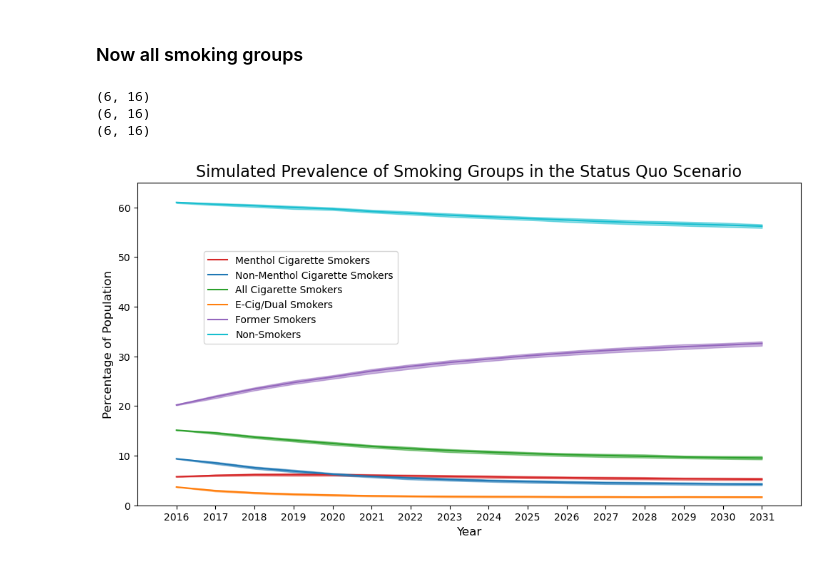
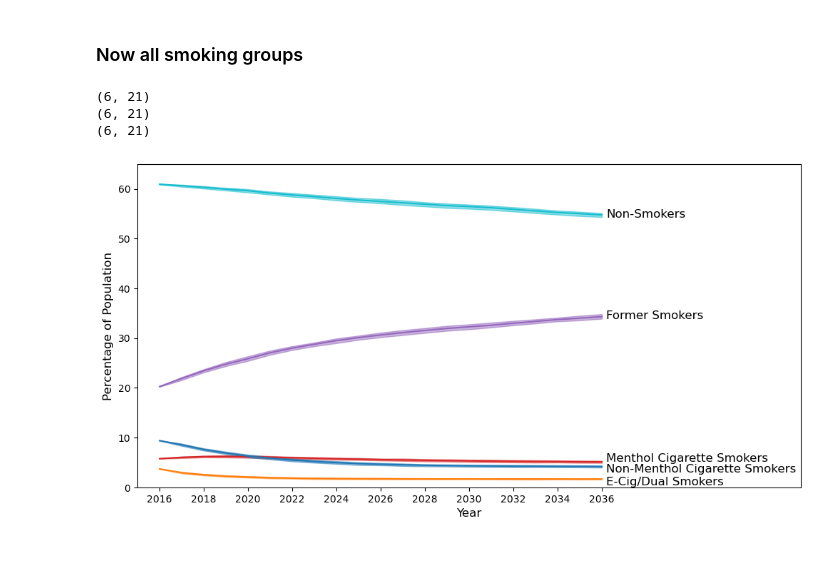
Before and after one commit to tapphughesn/menthol-model, a Jupyter notebook: mentholmodel/UA_figures.ipynb, the cells around one changed output. Drawn from its saved outputs; the diff is of its cells as text; code cells hidden in the pictures.

```diff
--- a/mentholmodel/UA_figures.ipynb
+++ b/mentholmodel/UA_figures.ipynb
@@ -12,6 +12,7 @@ base_dir = "/Users/nick/Documents/Gillings_work/uncertainty_analysis_data/uncert
 base_dir = "/Users/nick/Documents/Gillings_work/uncertainty_analysis_data/uncertainty_analysis_2023-03-29_14-16-04-931491_UPDATEDMETHOD_April2023"
 base_dir = "/Users/nick/Documents/Gillings_work/uncertainty_analysis_data/uncertainty_analysis_2023-10-11_23-47-30-192455"
 base_dir = "/Users/nick/Documents/Gillings_work/uncertainty_analysis_data/uncertainty_analysis_2023-10-24_21-00-37-093241"
+base_dir = "/Users/nick/Documents/Gillings_work/uncertainty_analysis_data/uncertainty_analysis_2024-10-23_21-15-19-372466"
 output_dir = os.path.join(base_dir, "outputs")
 outputs_dirs = [os.path.join(output_dir, f"option_{i}") for i in range(6)]
 # %%
@@ -19,6 +20,8 @@ collection_list_options = []
 
 for opt in range(6):
     outputs = outputs_dirs[opt]
+    if not os.path.exists(outputs):
+        continue
     collection_list = []
 
     # for each arr, store a 2D array in the list
@@ -591,10 +661,10 @@ mycolors = ['tab:red', 'tab:blue', 'tab:green', 'tab:orange', 'tab:purple', 'tab
 opt = 0
 fig, ax = plt.subplots(1,1,figsize=(12,6), dpi=100)
 
-x = np.arange(2016,2032)
+x = np.arange(2016,2037)
 
 to_plot = np.copy(collection_list_options[opt, :, :, :, :, :])
-to_plot = to_plot[:,:,:,:,:16] # first 15 years
+to_plot = to_plot[:,:,:,:,:21] # first 15 years
 # dims:  output #, smoking status, black, pov, year
 to_plot = np.sum(to_plot, axis=(2,3)) # combine all demographics
 # dims:  output #, smoking status, year; shape (125, 6, 16)
@@ -606,47 +676,56 @@ sums = np.sum(to_plot[:,[0,1,3,4,5],:], axis=1) # sum over smoking states to get
 to_plot = to_plot / sums[:, np.newaxis, :] # change from absolute counts to proportion of total
 to_plot *= 100
 
 mean = np.mean(to_plot, axis=0)
 upper = np.percentile(to_plot, 97.5, axis=0)
 lower = np.percentile(to_plot, 2.5, axis=0)
 print(mean.shape)
 print(lower.shape)
 print(upper.shape)
 
 ax.plot(x, mean[0], mycolors[0])
 ax.fill_between(x, lower[0], upper[0], color=mycolors[0], alpha=0.5, label='_nolegend_')
+ax.text(x[-1] + 0.2,mean[0,-1],f"Menthol Cigarette Smokers", fontsize=12)
+
 ax.plot(x, mean[1], mycolors[1])
 ax.fill_between(x, lower[1], upper[1], color=mycolors[1], alpha=0.5, label='_nolegend_')
-ax.plot(x, mean[2], mycolors[2])
-ax.fill_between(x, lower[2], upper[2], color=mycolors[2], alpha=0.5, label='_nolegend_')
+ax.text(x[-1] + 0.2,mean[1,-1]-1.2,f"Non-Menthol Cigarette Smokers", fontsize=12)
+
+# ax.plot(x, mean[2], mycolors[2])
+# ax.fill_between(x, lower[2], upper[2], color=mycolors[2], alpha=0.5, label='_nolegend_')
+
 ax.plot(x, mean[3], mycolors[3])
 ax.fill_between(x, lower[3], upper[3], color=mycolors[3], alpha=0.5, label='_nolegend_')
+ax.text(x[-1] + 0.2,mean[3,-1] - 1.2,f"E-Cig/Dual Smokers", fontsize=12)
+
 ax.plot(x, mean[4], mycolors[4])
 ax.fill_between(x, lower[4], upper[4], color=mycolors[4], alpha=0.5, label='_nolegend_')
+ax.text(x[-1] + 0.2,mean[4,-1]-0.5,f"Former Smokers", fontsize=12)
+
 ax.plot(x, mean[5], mycolors[5])
 ax.fill_between(x, lower[5], upper[5], color=mycolors[5], alpha=0.5, label='_nolegend_')
+ax.text(x[-1] + 0.2,mean[5,-1]-0.5,f"Non-Smokers", fontsize=12)
 
 plt.ylim(0,65)
-plt.xlim(x[0]-1, x[-1]+1)
+plt.xlim(x[0]-1, x[-1]+9)
 plt.xlabel("Year", fontsize=12)
 plt.ylabel("Percentage of Population", fontsize=12)
-plt.xticks(x, fontsize=10, horizontalalignment='center')
+plt.xticks(x[::2], fontsize=10, horizontalalignment='center')
 # y_tick_nums = np.arange(0,61,10)
 # y_tick_labels = [str(x) + "%" for x in y_tick_nums]
 # plt.yticks(y_tick_nums, y_tick_labels)
-plt.title(f"Simulated Prevalence of Smoking Groups in the Status Quo Scenario", fontsize=16)
-plt.legend(loc=(0.1,0.5) , labels=[
-    f"Menthol Cigarette Smokers",
-    f"Non-Menthol Cigarette Smokers",
-    f"All Cigarette Smokers",
-    f"E-Cig/Dual Smokers",
-    f"Former Smokers",
-    f"Non-Smokers",
-])
+# plt.legend(loc=(0.1,0.5) , labels=[
+#     f"Menthol Cigarette Smokers",
+#     f"Non-Menthol Cigarette Smokers",
+#     # f"All Cigarette Smokers",
+#     f"E-Cig/Dual Smokers",
+#     f"Former Smokers",
+#     f"Non-Smokers",
+# ])
 
 plt.show()
 # %% [output]
-(6, 16)
-(6, 16)
-(6, 16)
+(6, 21)
+(6, 21)
+(6, 21)
-[figure, old version]
+[figure, new version]
```
Also changed, not shown: parts of 9 cells of this notebook, 33 other files.
